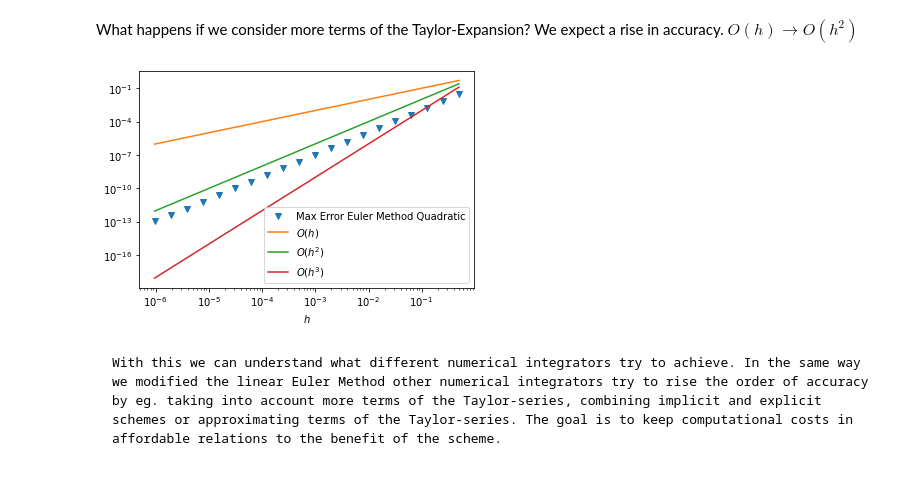
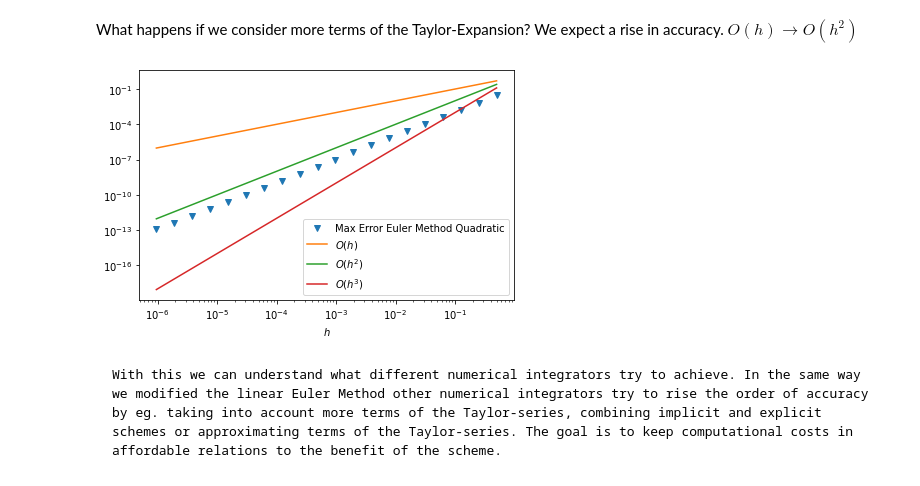
Before and after one commit to bph-tuwien/AdvNum1_Skriptum, a Jupyter notebook: AdvNum1_Book/_build/jupyter_execute/Numerics_Intro.ipynb, the cells around one changed output. Cells and saved outputs as stored; diff of their text form; code cells hidden in the pictures.

````diff
--- a/AdvNum1_Book/_build/jupyter_execute/Numerics_Intro.ipynb
+++ b/AdvNum1_Book/_build/jupyter_execute/Numerics_Intro.ipynb
@@ -264,34 +258,35 @@ max_error = []
 
 for i in range(iterations):
     h /= 2
     step_size.append(h)
     t = np.arange(0, 1 + h, h)  # Numerical grid
     exact_solution = -np.exp(-t)
     s = np.zeros(len(t))
     s[0] = s0
     for i in range(0, len(t) - 1):
         # s[i + 1] = s[i] + h*f(t[i], s[i]) + 1/2 * h**2 * f2(t[i], s[i])
         s[i + 1] = s[i] + h * f(t[i]) + 1 / 2 * h ** 2 * f2(t[i])
     max_error.append(np.max(np.abs(exact_solution - s)))
 
 # Error Orders
 hs = np.array(step_size)
 O_first = hs
 O_second = hs ** 2
 O_third = hs ** 3
 
 # Plot results
 plt.loglog(hs, max_error, 'v', label='Max Error Euler Method Quadratic')
 plt.loglog(hs, O_first, label='$O(h)$')
 plt.loglog(hs, O_second, label='$O(h^{2})$')
 plt.loglog(hs, O_third, label='$O(h^{3})$')
 
 # plt.ylabel('$$')
 plt.xlabel('$h$')
 plt.legend()
+plt.tight_layout()
 plt.show()
 # %% [output]
-[figure, old version]
+[figure, new version]
 # %% [markdown]
 ```{note}
 With this we can understand what different numerical integrators try to achieve. In the same way we modified the linear Euler Method other numerical integrators try to rise the order of accuracy by eg. taking into account more terms of the Taylor-series, combining implicit and explicit schemes or approximating terms of the Taylor-series. The goal is to keep computational costs in affordable relations to the benefit of the scheme.
````
Also changed, not shown: parts of 5 cells of this notebook, 24 other files.
